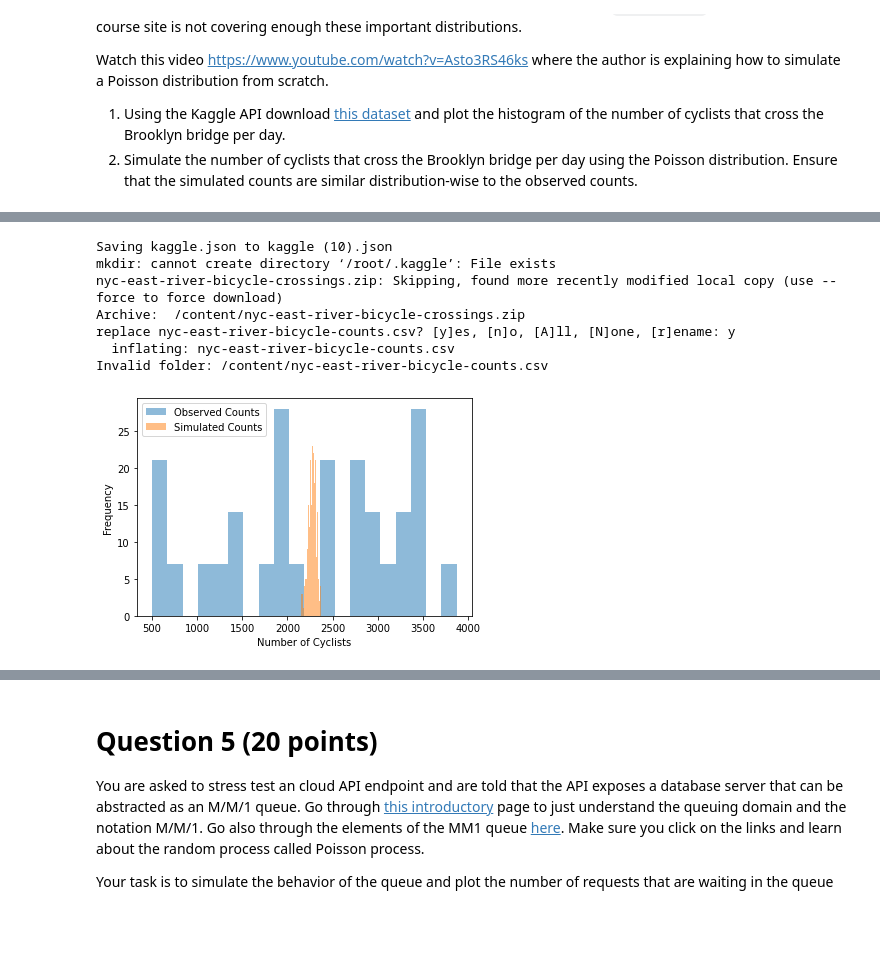
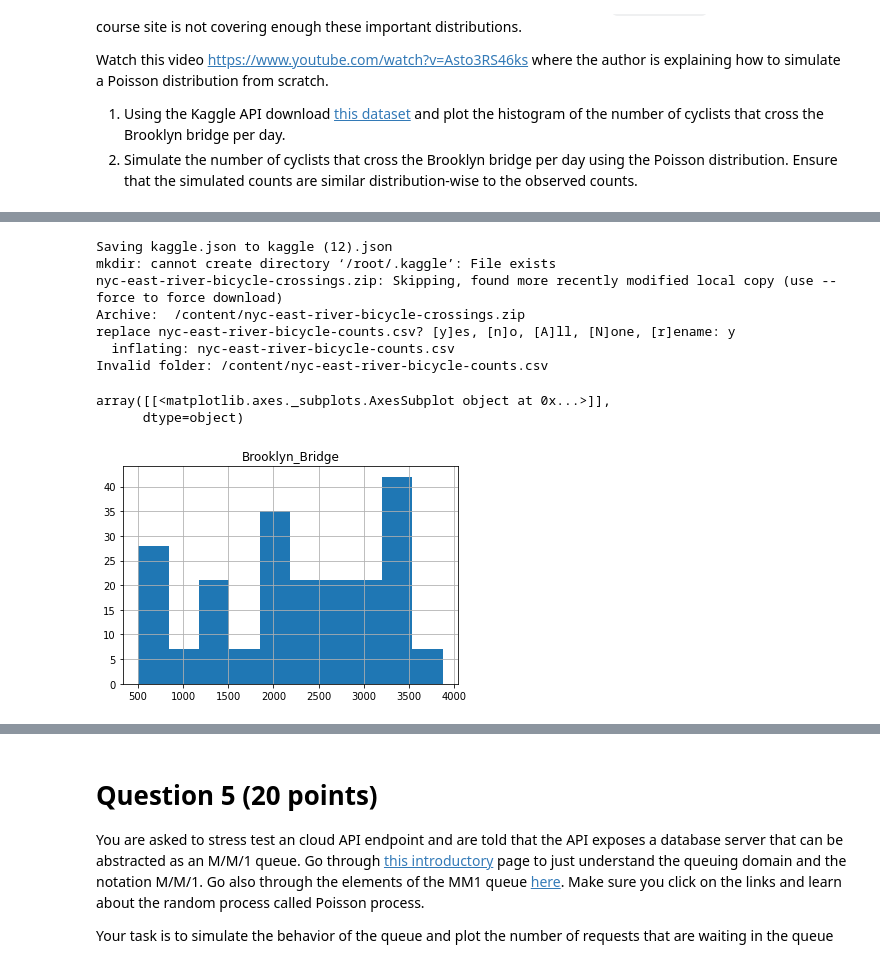
Before and after one commit to jjderz/CS-482-Assignments, a Jupyter notebook: CS482_HW1.ipynb, the cells around one changed output, grey strips where cells are left out. Saved outputs shown, nothing was run; the diff lists cells and outputs as text; code cells hidden in the pictures; blank space fills up the shorter version.

```diff
--- a/CS482_HW1.ipynb
+++ b/CS482_HW1.ipynb
@@ -86,41 +86,31 @@ Watch this video https://www.youtube.com/watch?v=Asto3RS46ks where the author is
 # %%
 import numpy as np
 import matplotlib.pyplot as plt
 import pandas as pd
 
 ! pip install -q kaggle
 from google.colab import files
 files.upload()
 ! mkdir ~/.kaggle
 ! cp kaggle.json ~/.kaggle/
 ! chmod 600 ~/.kaggle/kaggle.json
 
 ! kaggle datasets download new-york-city/nyc-east-river-bicycle-crossings
 ! unzip /content/nyc-east-river-bicycle-crossings
 ! kaggle datasets init -p '/content/nyc-east-river-bicycle-counts.csv'
 
 crossings = pd.read_csv('/content/nyc-east-river-bicycle-counts.csv')
 crossings.columns = [c.replace(' ', '_') for c in crossings.columns]
-# crossings.hist('Brooklyn_Bridge')
-observed_counts = crossings['Brooklyn_Bridge']
-mean = np.mean(observed_counts)
-simulated_counts = np.random.poisson(mean, len(observed_counts))
-
-plt.hist(observed_counts, bins=20, alpha=0.5, label="Observed Counts")
-plt.hist(simulated_counts, bins=20, alpha=0.5, label="Simulated Counts")
-
-plt.xlabel("Number of Cyclists")
-plt.ylabel("Frequency")
-plt.legend()
-
-plt.show()
+crossings.hist('Brooklyn_Bridge')
 # %% [output]
 [interactive output not drawn]
-Saving kaggle.json to kaggle (10).json
+Saving kaggle.json to kaggle (12).json
 mkdir: cannot create directory ‘/root/.kaggle’: File exists
 nyc-east-river-bicycle-crossings.zip: Skipping, found more recently modified local copy (use --force to force download)
 Archive:  /content/nyc-east-river-bicycle-crossings.zip
 replace nyc-east-river-bicycle-counts.csv? [y]es, [n]o, [A]ll, [N]one, [r]ename: y
   inflating: nyc-east-river-bicycle-counts.csv
 Invalid folder: /content/nyc-east-river-bicycle-counts.csv
+array([[<matplotlib.axes._subplots.AxesSubplot object at 0x...>]],
+      dtype=object)
-[figure, old version]
+[figure, new version]
```
Also changed, not shown: parts of 1 cell of this notebook.
